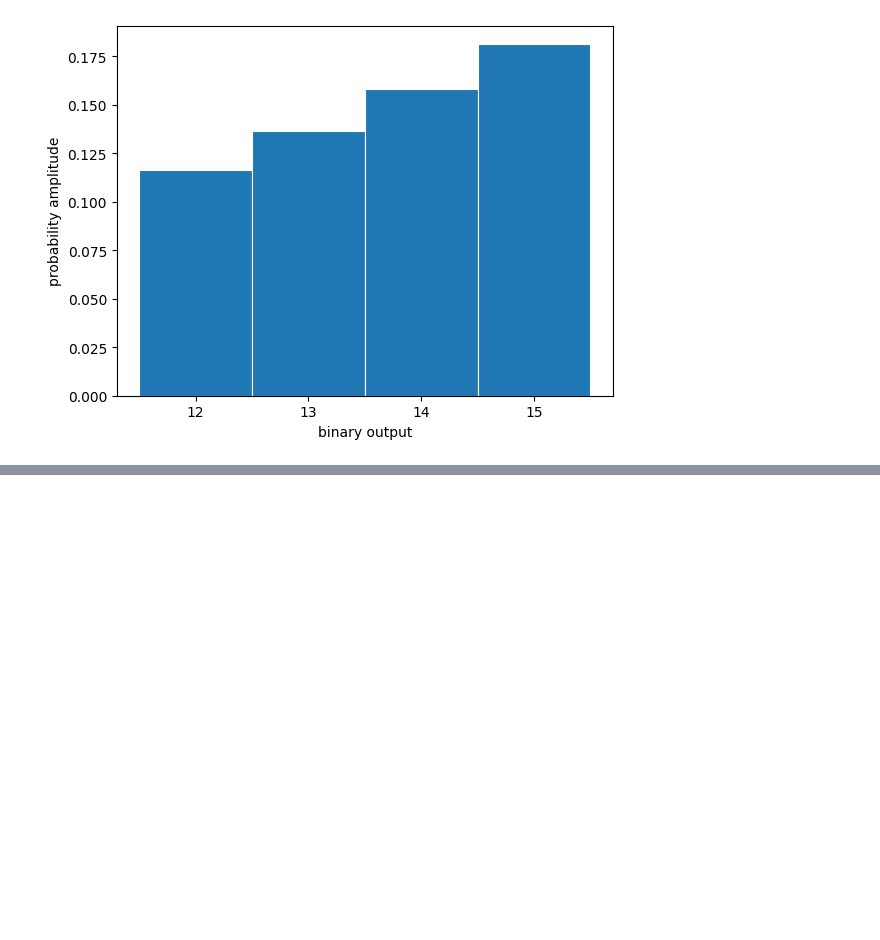
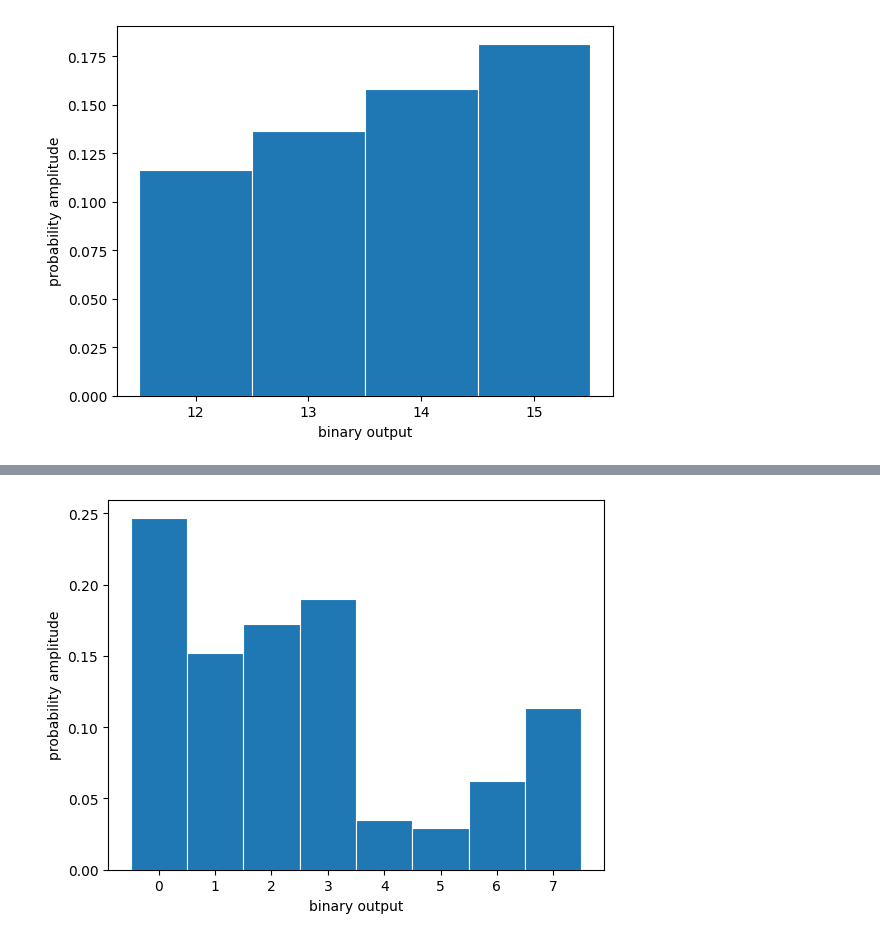
Before and after one commit to UCL-CCS/symmer, a Jupyter notebook: docs/source/notebooks/1_Basic_Usage/1.2 QuantumState Usage.ipynb, the cells around one changed output, grey strips where cells are left out. Cells and saved outputs as stored; diff of their text form; code cells hidden in the pictures; blank space fills up the shorter version.

```diff
--- a/docs/source/notebooks/1_Basic_Usage/1.2 QuantumState Usage.ipynb
+++ b/docs/source/notebooks/1_Basic_Usage/1.2 QuantumState Usage.ipynb
@@ -291,0 +535,4 @@ psi.plot_state(probability_threshold=0.1)
+# %%
+ax = random_state.plot_state(dpi=100)
+# %% [output]
+[figure, added]
```
Also changed, not shown: parts of 94 cells of this notebook, 14 other files.
